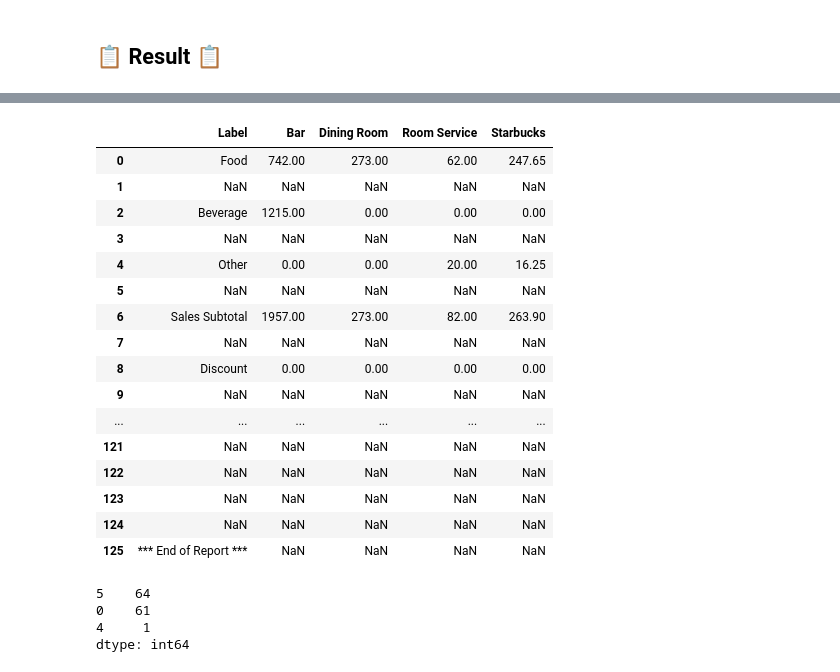
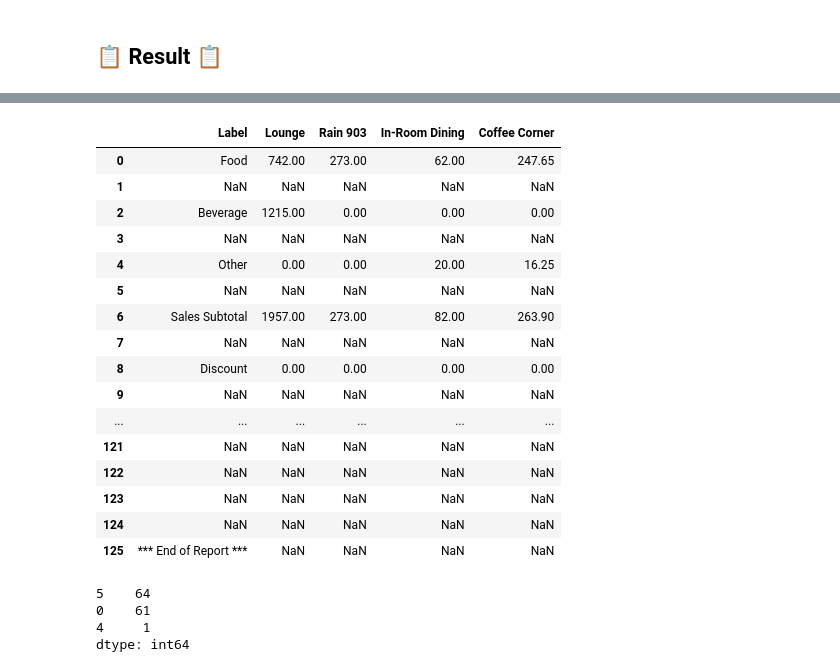
Before and after one commit to BenJMcCarty/sbn_digital_dining_daily_reports, a Jupyter notebook: Script_to_Generate_Reports.ipynb, the cells around one changed output, grey strips where cells are left out. Cells and saved outputs as stored; diff of their text form; code cells hidden in the pictures.

```diff
--- a/Script_to_Generate_Reports.ipynb
+++ b/Script_to_Generate_Reports.ipynb
@@ -148,22 +108,27 @@ df
-# %%
-df = df.drop(columns = ['drop1', 'drop2', 'drop3', 'drop4', 'Page Total'])
-df
-# %% [output]
-|  | Label | Bar | Dining Room | Room Service | Starbucks |
-| 0 | Food | 742.00 | 273.00 | 62.00 | 247.65 |
-| 1 | NaN | NaN | NaN | NaN | NaN |
-| 2 | Beverage | 1215.00 | 0.00 | 0.00 | 0.00 |
-| 3 | NaN | NaN | NaN | NaN | NaN |
-| 4 | Other | 0.00 | 0.00 | 20.00 | 16.25 |
-| 5 | NaN | NaN | NaN | NaN | NaN |
-| 6 | Sales Subtotal | 1957.00 | 273.00 | 82.00 | 263.90 |
-| 7 | NaN | NaN | NaN | NaN | NaN |
-| 8 | Discount | 0.00 | 0.00 | 0.00 | 0.00 |
-| 9 | NaN | NaN | NaN | NaN | NaN |
-| ... | ... | ... | ... | ... | ... |
-| 121 | NaN | NaN | NaN | NaN | NaN |
-| 122 | NaN | NaN | NaN | NaN | NaN |
-| 123 | NaN | NaN | NaN | NaN | NaN |
-| 124 | NaN | NaN | NaN | NaN | NaN |
-| 125 | *** End of Report *** | NaN | NaN | NaN | NaN |
+# %%
+## --- Read specific columns from Excel file --- ##
+
+df = pd.read_excel(file_path, header = None, skiprows = 3,
+                   usecols = 'A, B, D, F, H',
+                   names = ['Label', 'Lounge', 'Rain 903', 'In-Room Dining',
+                            'Coffee Corner'])
+df
+# %% [output]
+|  | Label | Lounge | Rain 903 | In-Room Dining | Coffee Corner |
+| 0 | Food | 742.00 | 273.00 | 62.00 | 247.65 |
+| 1 | NaN | NaN | NaN | NaN | NaN |
+| 2 | Beverage | 1215.00 | 0.00 | 0.00 | 0.00 |
+| 3 | NaN | NaN | NaN | NaN | NaN |
+| 4 | Other | 0.00 | 0.00 | 20.00 | 16.25 |
+| 5 | NaN | NaN | NaN | NaN | NaN |
+| 6 | Sales Subtotal | 1957.00 | 273.00 | 82.00 | 263.90 |
+| 7 | NaN | NaN | NaN | NaN | NaN |
+| 8 | Discount | 0.00 | 0.00 | 0.00 | 0.00 |
+| 9 | NaN | NaN | NaN | NaN | NaN |
+| ... | ... | ... | ... | ... | ... |
+| 121 | NaN | NaN | NaN | NaN | NaN |
+| 122 | NaN | NaN | NaN | NaN | NaN |
+| 123 | NaN | NaN | NaN | NaN | NaN |
+| 124 | NaN | NaN | NaN | NaN | NaN |
+| 125 | *** End of Report *** | NaN | NaN | NaN | NaN |
 # %%
```
Also changed, not shown: parts of 37 cells of this notebook.
